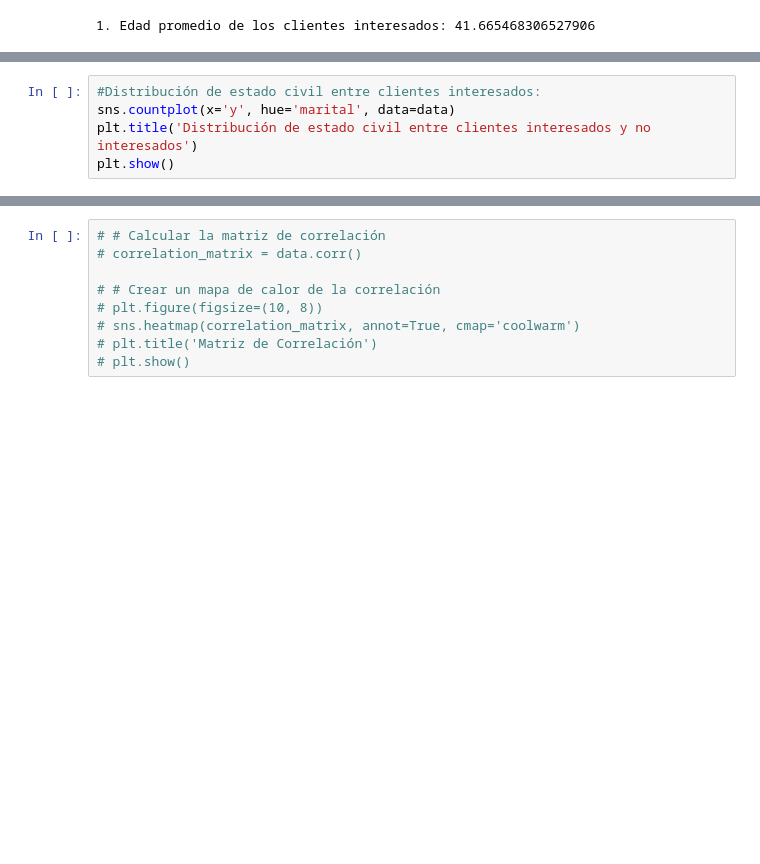
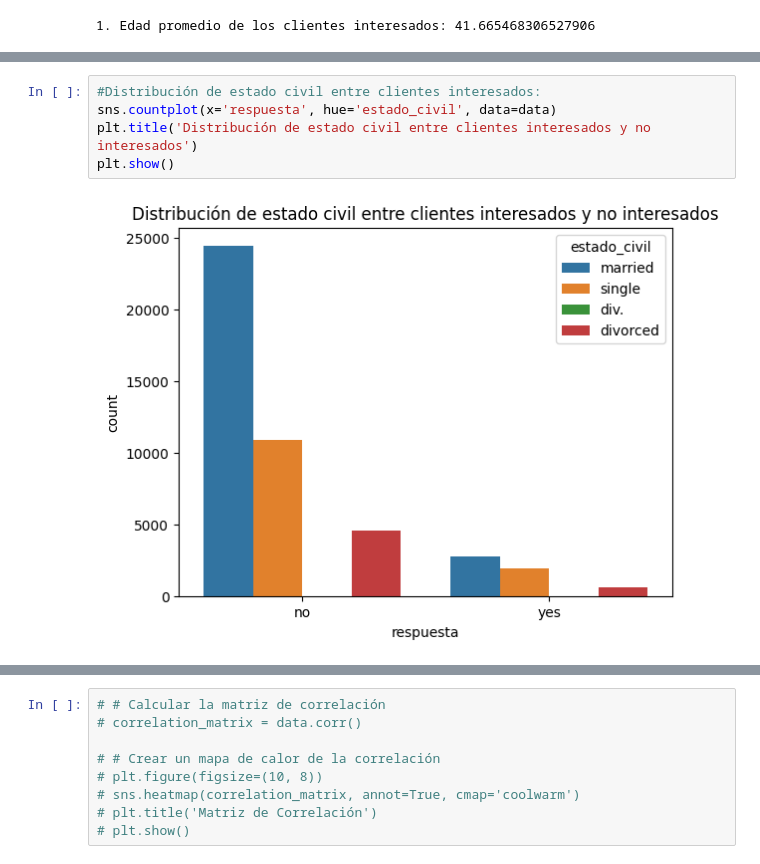
Before and after one commit to jhmendezr/TalentoTechJhMr, a Jupyter notebook: Laboratorio1_TalentoTech.ipynb, the cells around one changed output, grey strips where cells are left out. Saved outputs shown, nothing was run; the diff lists cells and outputs as text; blank space fills up the shorter version.

```diff
--- a/Laboratorio1_TalentoTech.ipynb
+++ b/Laboratorio1_TalentoTech.ipynb
@@ -586,8 +595,10 @@ plt.show()
 # %%
 #Distribución de estado civil entre clientes interesados:
-sns.countplot(x='y', hue='marital', data=data)
+sns.countplot(x='respuesta', hue='estado_civil', data=data)
 plt.title('Distribución de estado civil entre clientes interesados y no interesados')
 plt.show()
+# %% [output]
+[figure, added]
 # %%
 #Distribución medio de contacto de los clientes interesados:
 plt.figure(figsize=(10, 6))
```
Also changed, not shown: parts of 8 cells of this notebook.
